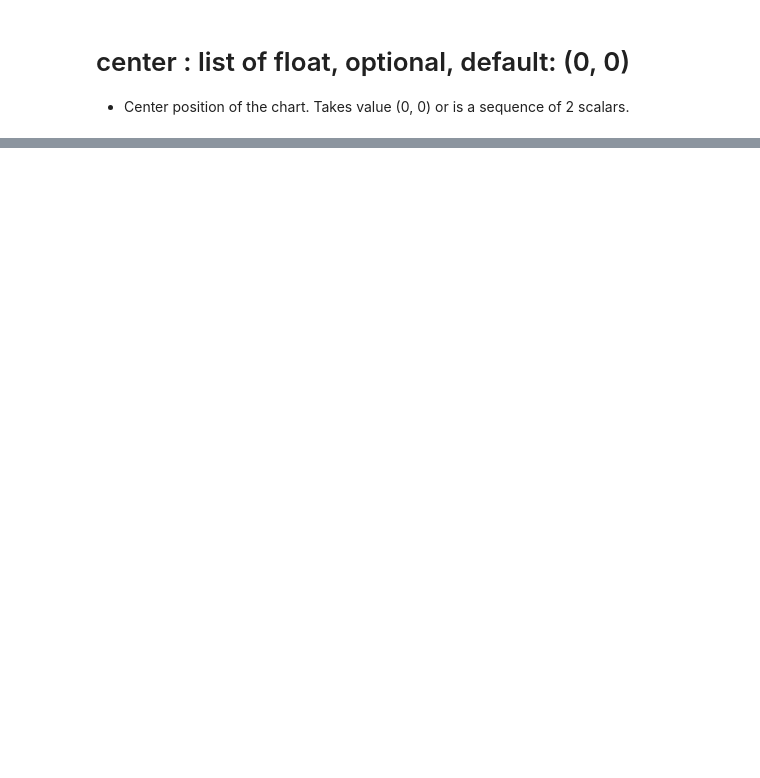
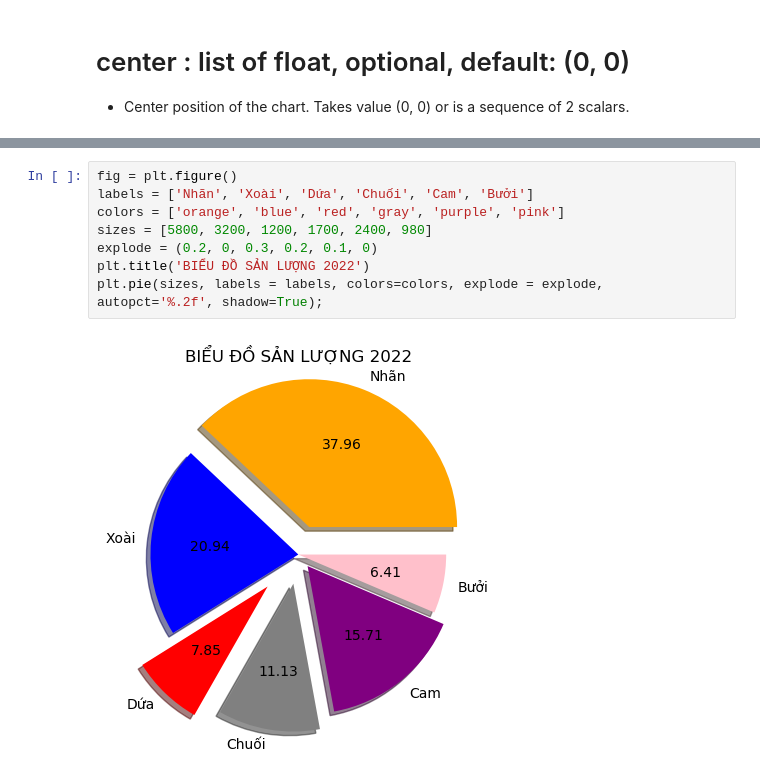
Before and after one commit to TrangTranThu/Python, a Jupyter notebook: Matplotlib/PieChart.ipynb, the cells around one changed output, grey strips where cells are left out. Drawn from its saved outputs; the diff is of its cells as text; blank space fills up the shorter version.

```diff
--- a/Matplotlib/PieChart.ipynb
+++ b/Matplotlib/PieChart.ipynb
@@ -182,0 +185,10 @@ plt.pie(sizes, labels=labels, autopct='%1.2f%%', pctdistance=0.65, labeldistance
+# %%
+fig = plt.figure()
+labels = ['Nhãn', 'Xoài', 'Dứa', 'Chuối', 'Cam', 'Bưởi']
+colors = ['orange', 'blue', 'red', 'gray', 'purple', 'pink']
+sizes = [5800, 3200, 1200, 1700, 2400, 980]
+explode = (0.2, 0, 0.3, 0.2, 0.1, 0)
+plt.title('BIỂU ĐỒ SẢN LƯỢNG 2022')
+plt.pie(sizes, labels = labels, colors=colors, explode = explode, autopct='%.2f', shadow=True);
+# %% [output]
+[figure, added]
```
Also changed, not shown: parts of 7 cells of this notebook.
